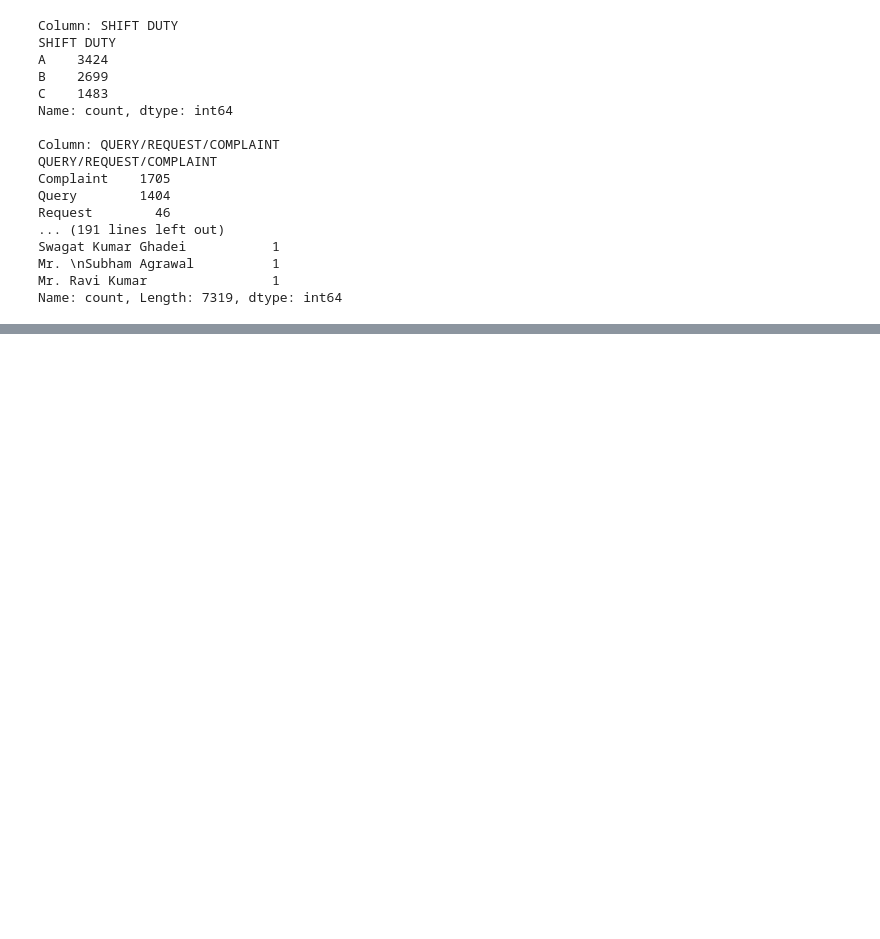
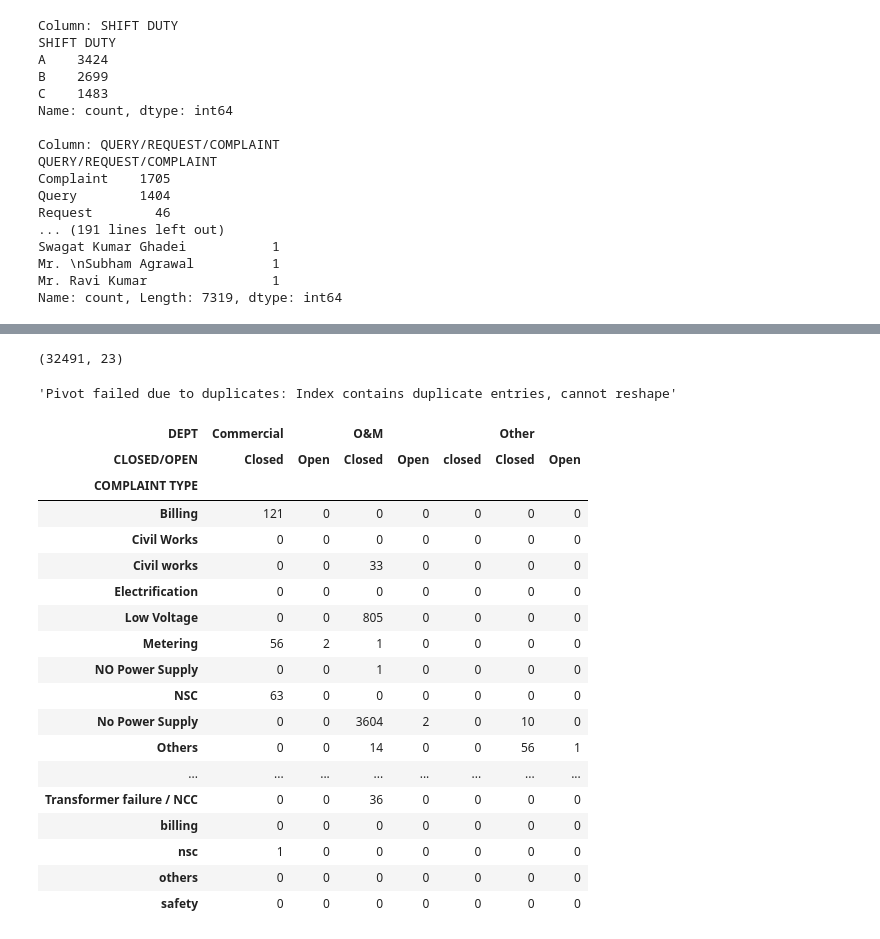
Before and after one commit to susantkumarsahoo/Twitter_X_Flow_Prediction_Tp, a Jupyter notebook: notebooks/02_note.ipynb, the cells around one changed output, grey strips where cells are left out. Drawn from its saved outputs; the diff is of its cells as text; code cells hidden in the pictures; blank space fills up the shorter version.

```diff
--- a/notebooks/02_note.ipynb
+++ b/notebooks/02_note.ipynb
@@ -252,0 +413,43 @@ fig
+# %%
+new_df.shape
+# %% [output]
+(32491, 23)
+# %%
+import pandas as pd
+
+def apply_pivot_examples(dataset_path: str):
+    # Load dataset
+    df = pd.read_excel(dataset_path)
+
+    # Select required columns
+    new_df = df[['SL.NO', 'DATE', 'SHIFT DUTY', 'QUERY/REQUEST/COMPLAINT',
+                 'COMPLAINT DETAILS', 'COMPLAINT NUMBER', 'SECTION', 'SUB-DIVISION',
+                 'DIVISION', 'CIRCLE', 'COMPLAINT TYPE', 'CONSUMER NUMBER',
+                 'MOBILE NUMB', 'DEPT', 'CLOSED/OPEN', 'REMARKS', 'TWEET-LINK',
+                 'COMPLAINANT NAME', 'COMPLAINT RECEIVED TIME', 'RESPONSE TIME',
+                 'SECOND RESPONSE TIME', 'FINAL RESPONSE TIME',
+                 'FINAL RESPONSE DATE DD/MM/YYYY']]
+
+    # Example 1: pivot (will fail if duplicates exist)
+    try:
+        pivot_df = new_df.pivot(
+            index='DIVISION',
+            columns='DEPT',
+            values='CLOSED/OPEN'
+        )
+    except Exception as e:
+        pivot_df = f"Pivot failed due to duplicates: {e}"
+
+    # Example 2: pivot_table (handles duplicates with aggregation)
+    pivot_table_df = new_df.pivot_table(
+        index='COMPLAINT TYPE',
+        columns=['DEPT', 'CLOSED/OPEN'],   # multi-level columns
+        values='COMPLAINT NUMBER',         # count complaint numbers
+        aggfunc='count',
+        fill_value=0
+    )
+
+    # Flatten multi-index columns for readability
+
+
+    return pivot_df, pivot_table_df
@@ -252,0 +458,26 @@ fig
+# %%
+pivot_df
+# %% [output]
+'Pivot failed due to duplicates: Index contains duplicate entries, cannot reshape'
+# %%
+pivot_table_df
+# %% [output]
+| DEPT | Commercial |  | O&M |  |  | Other |  |
+| CLOSED/OPEN | Closed | Open | Closed | Open | closed | Closed | Open |
+| COMPLAINT TYPE |  |  |  |  |  |  |  |
+| Billing | 121 | 0 | 0 | 0 | 0 | 0 | 0 |
+| Civil Works | 0 | 0 | 0 | 0 | 0 | 0 | 0 |
+| Civil works | 0 | 0 | 33 | 0 | 0 | 0 | 0 |
+| Electrification | 0 | 0 | 0 | 0 | 0 | 0 | 0 |
+| Low Voltage | 0 | 0 | 805 | 0 | 0 | 0 | 0 |
+| Metering | 56 | 2 | 1 | 0 | 0 | 0 | 0 |
+| NO Power Supply | 0 | 0 | 1 | 0 | 0 | 0 | 0 |
+| NSC | 63 | 0 | 0 | 0 | 0 | 0 | 0 |
+| No Power Supply | 0 | 0 | 3604 | 2 | 0 | 10 | 0 |
+| Others | 0 | 0 | 14 | 0 | 0 | 56 | 1 |
+| ... | ... | ... | ... | ... | ... | ... | ... |
+| Transformer failure / NCC | 0 | 0 | 36 | 0 | 0 | 0 | 0 |
+| billing | 0 | 0 | 0 | 0 | 0 | 0 | 0 |
+| nsc | 1 | 0 | 0 | 0 | 0 | 0 | 0 |
+| others | 0 | 0 | 0 | 0 | 0 | 0 | 0 |
+| safety | 0 | 0 | 0 | 0 | 0 | 0 | 0 |
```
Also changed, not shown: parts of 29 cells of this notebook, 7 other files.
